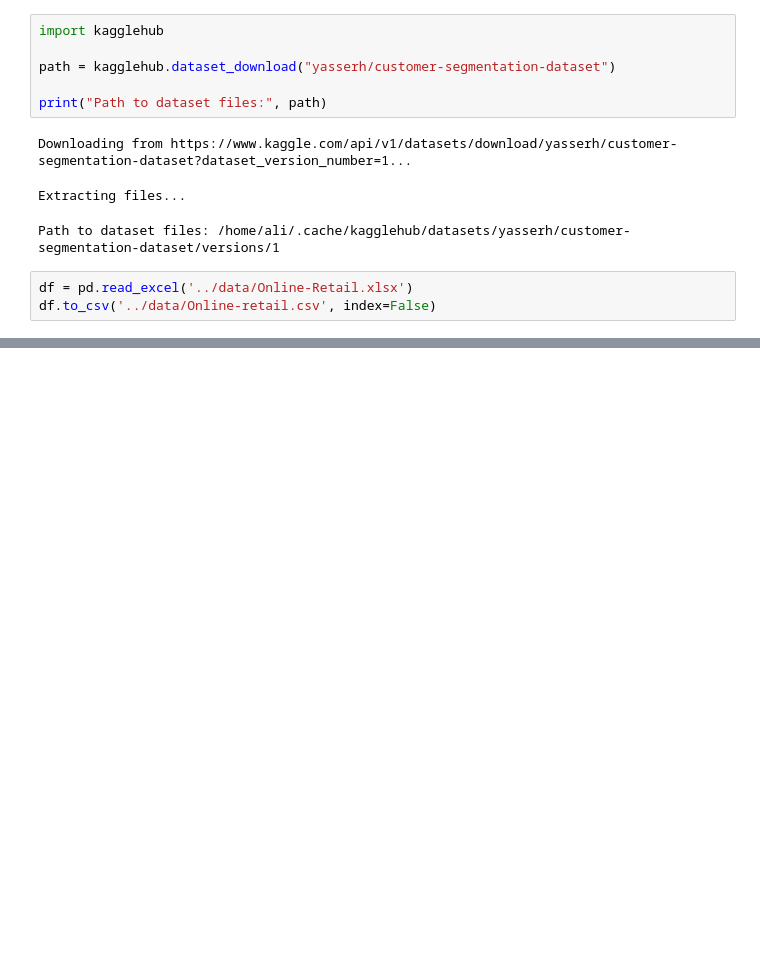
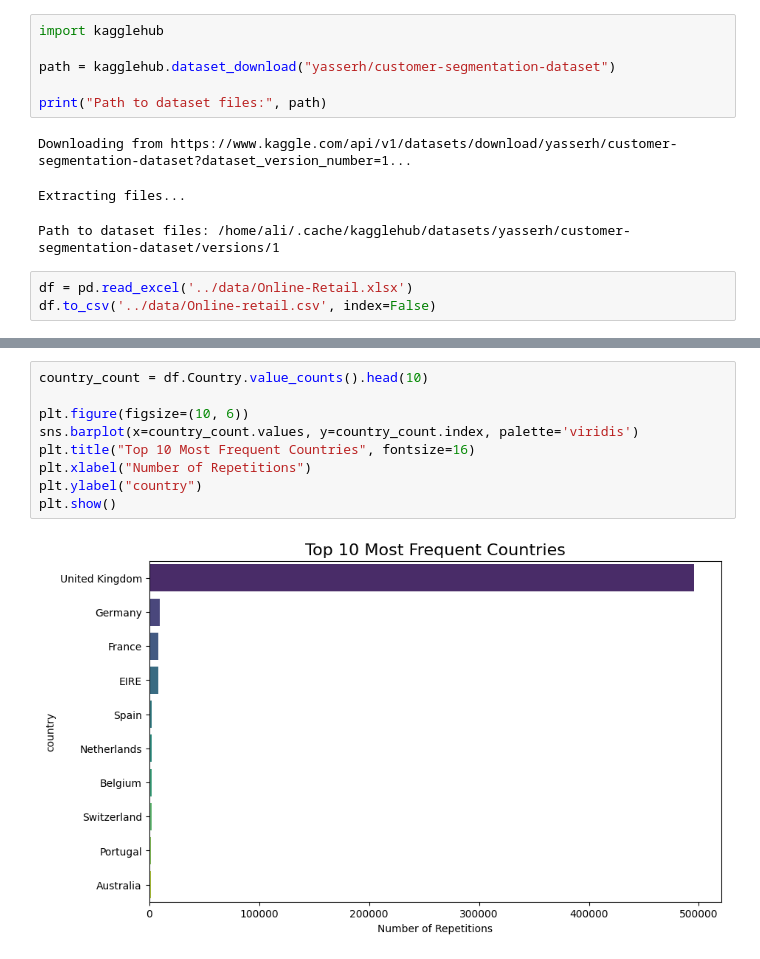
Before and after one commit to aliasgharmirhshai/Customer_Segmentation_Clustering, a Jupyter notebook: notebooks/main.ipynb, the cells around one changed output, grey strips where cells are left out. Saved outputs shown, nothing was run; the diff lists cells and outputs as text; blank space fills up the shorter version.

Commit message:
📈 feat: add EDA plots for country, date, items, quantity, unit price with boxplots

```diff
--- a/notebooks/main.ipynb
+++ b/notebooks/main.ipynb
@@ -30,0 +86,11 @@ df.head()
+# %%
+country_count = df.Country.value_counts().head(10)
+
+plt.figure(figsize=(10, 6))
+sns.barplot(x=country_count.values, y=country_count.index, palette='viridis')
+plt.title("Top 10 Most Frequent Countries", fontsize=16)
+plt.xlabel("Number of Repetitions")
+plt.ylabel("country")
+plt.show()
+# %% [output]
+[figure, added]
```
Also changed, not shown: parts of 12 cells of this notebook, 1 other file.
